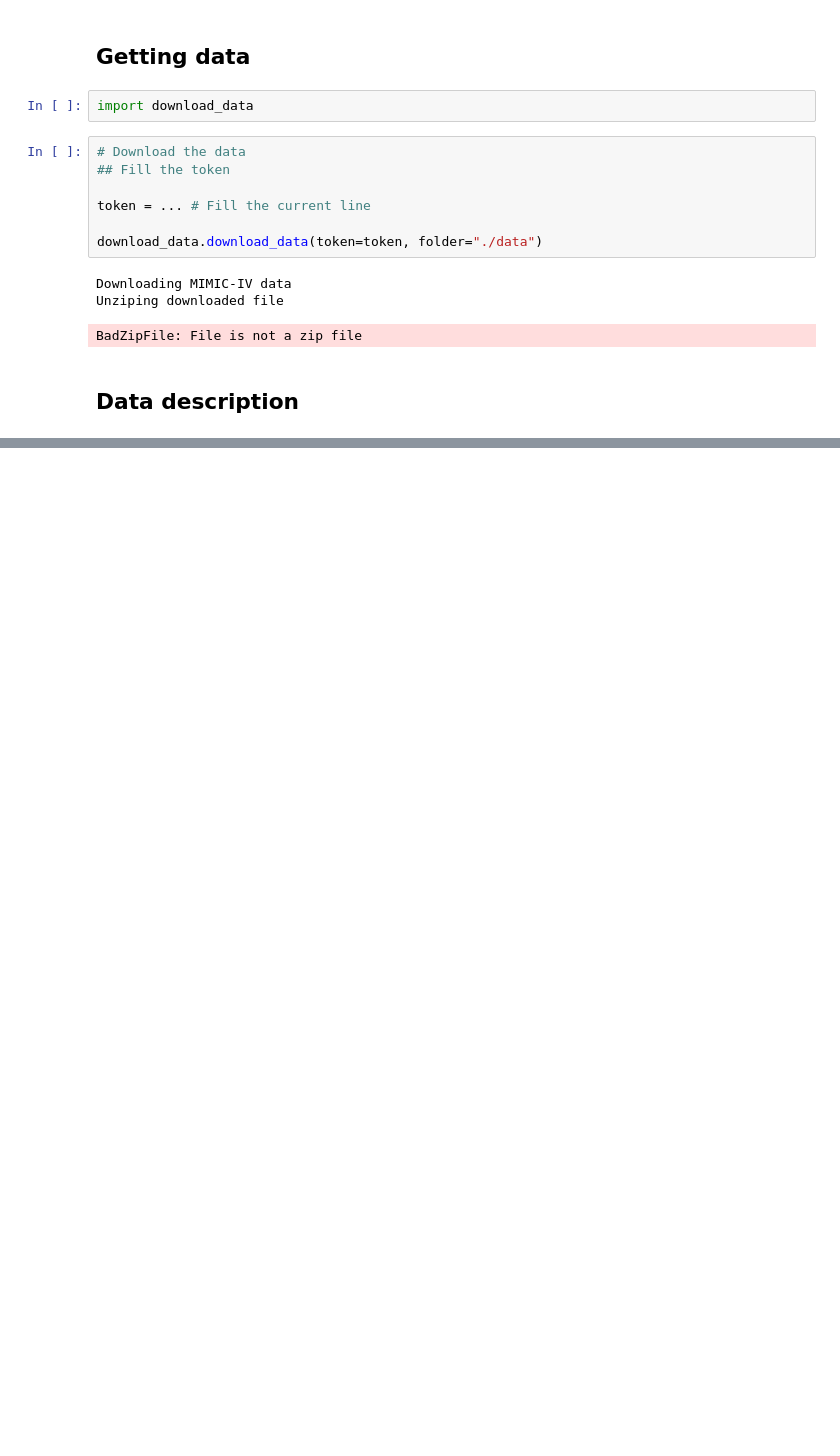
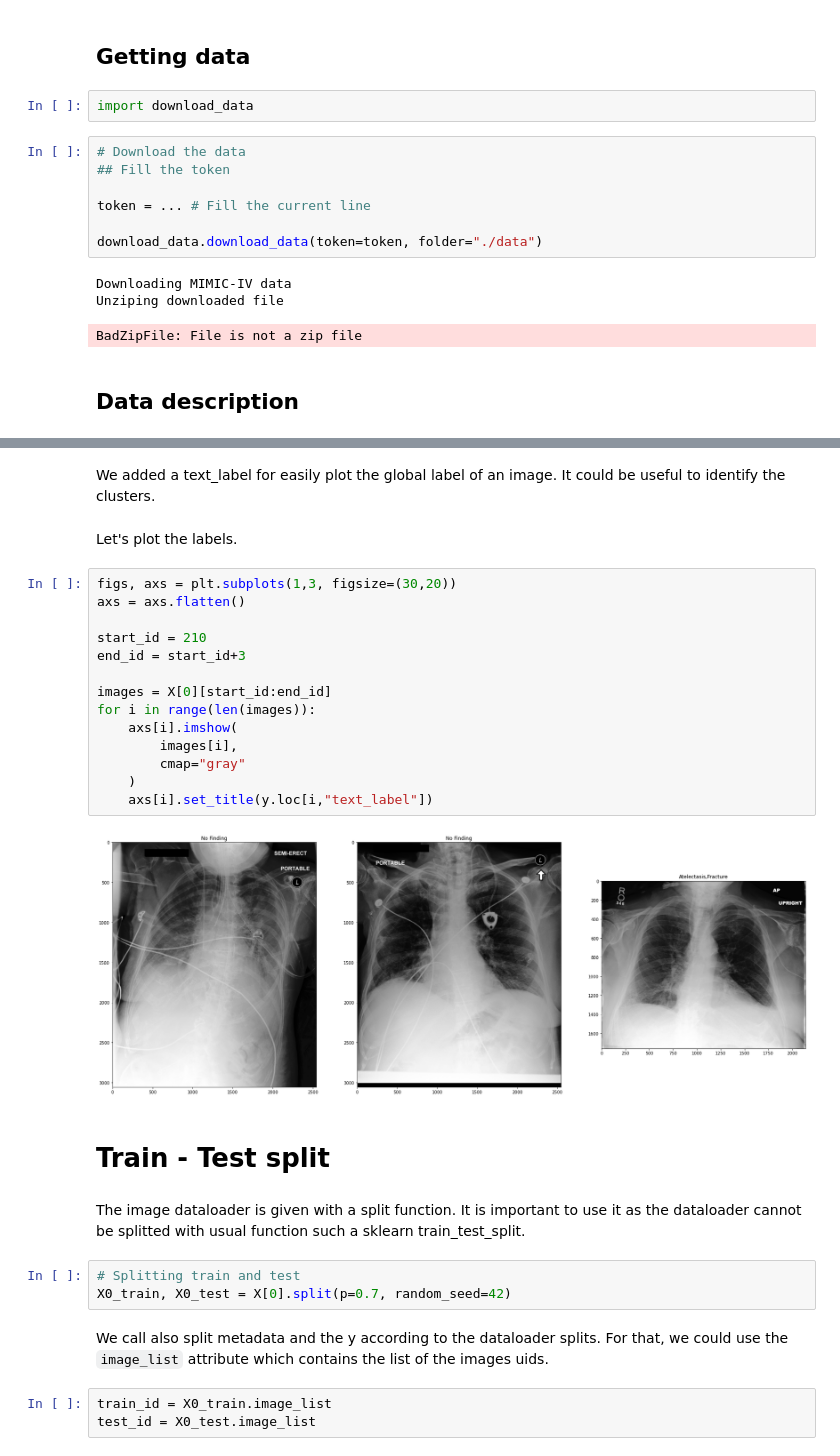
Before and after one commit to alibell/mimic_cxr_clustering, a Jupyter notebook: getting_started.ipynb, the cells around one changed output, grey strips where cells are left out. Drawn from its saved outputs; the diff is of its cells as text; blank space fills up the shorter version.

```diff
--- a/getting_started.ipynb
+++ b/getting_started.ipynb
@@ -24,0 +311,35 @@ BadZipFile: File is not a zip file
+# %% [markdown]
+We added a text_label for easily plot the global label of an image.
+It could be useful to identify the clusters.
+# %% [markdown]
+Let's plot the labels.
+# %%
+figs, axs = plt.subplots(1,3, figsize=(30,20))
+axs = axs.flatten()
+
+start_id = 210
+end_id = start_id+3
+
+images = X[0][start_id:end_id]
+for i in range(len(images)):
+    axs[i].imshow(
+        images[i],
+        cmap="gray"
+    )
+    axs[i].set_title(y.loc[i,"text_label"])
+# %% [output]
+[figure, added]
+# %% [markdown]
+# Train - Test split
+# %% [markdown]
+The image dataloader is given with a split function.
+It is important to use it as the dataloader cannot be splitted with usual function such a sklearn train_test_split.
+# %%
+# Splitting train and test
+X0_train, X0_test = X[0].split(p=0.7, random_seed=42)
+# %% [markdown]
+We call also split metadata and the y according to the dataloader splits.
+For that, we could use the `image_list` attribute which contains the list of the images uids.
+# %%
+train_id = X0_train.image_list
+test_id = X0_test.image_list
```
Also changed, not shown: parts of 36 cells of this notebook, 3 other files.
